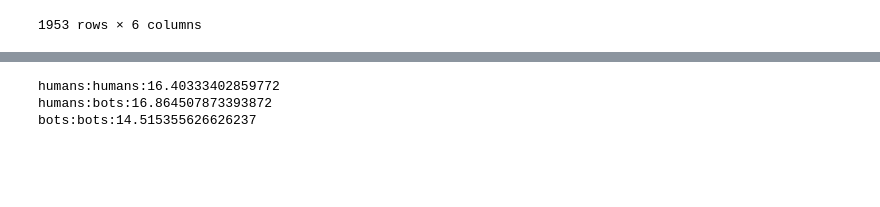
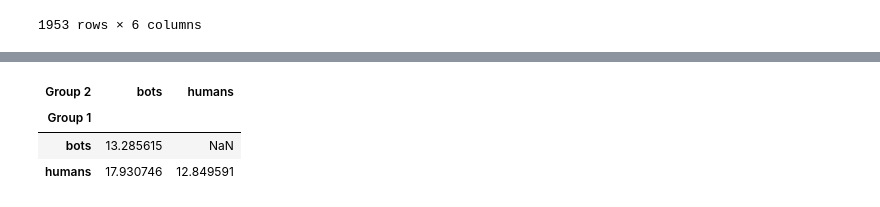
Before and after one commit to cl-trier/TWON-Exploration, a Jupyter notebook: 21--Embedding-Distances.ipynb, the cells around one changed output, grey strips where cells are left out. Saved outputs shown, nothing was run; the diff lists cells and outputs as text; code cells hidden in the pictures; blank space fills up the shorter version.

```diff
--- a/21--Embedding-Distances.ipynb
+++ b/21--Embedding-Distances.ipynb
@@ -66,31 +50,15 @@ groups = {
     "bots": dataset_w_embeds[dataset_w_embeds["userType"] == "bot"]["embeds"]
 }
 # %%
-dist = torch.nn.PairwiseDistance()
-
-results: typing.Dict[typing.Tuple[str, str], float] = {}
-
-for label_1, c_1 in groups.items():
-    for label_2, c_2 in groups.items():
-
-        if (
-            (label_1, label_2) in results.keys() or
-            (label_2, label_1) in results.keys()
-        ):
-            continue
-
-        res = sum([
-            sum(dist(
-                torch.tensor(np.array(v_1)),
-                torch.tensor(np.array(c_2.tolist()))
-                )) / len(c_2)
-            for v_1 in c_1
-        ]) / len(c_1)
-
-        results[(label_1, label_2)] = res
-
-        print(f'{label_1}:{label_2}:{res.item()}')
+distances = (
+    pd.Series(src.DistanceMetric()(groups), name="distance")
+    .rename_axis(index=("Group 1", "Group 2"))
+    .reset_index()
+    .pivot(index='Group 1', columns='Group 2', values='distance')
+)
+distances
 # %% [output]
-humans:humans:16.40333402859772
-humans:bots:16.864507873393872
-bots:bots:14.515355626626237
+| Group 2 | bots | humans |
+| Group 1 |  |  |
+| bots | 13.285615 | NaN |
+| humans | 17.930746 | 12.849591 |
```
Also changed, not shown: parts of 4 cells of this notebook, 15 other files.
